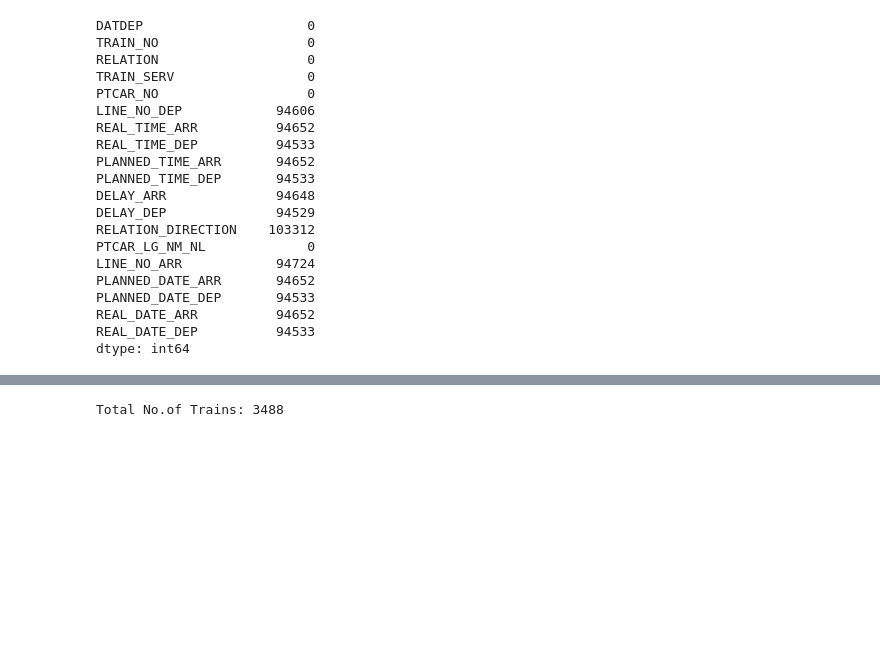
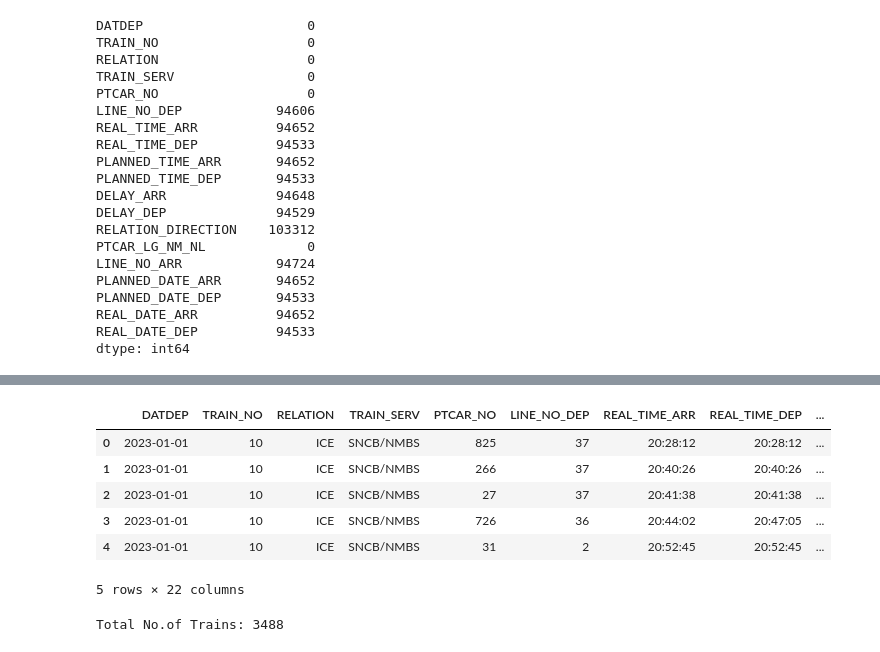
Before and after one commit to Utpal-Mishra/Omdena-Berlin-Chapter-2023, a Jupyter notebook: OmdenaBerlinChapter2023Part2.ipynb, the cells around one changed output, grey strips where cells are left out. Saved outputs shown, nothing was run; the diff lists cells and outputs as text; code cells hidden in the pictures; blank space fills up the shorter version.

```diff
--- a/OmdenaBerlinChapter2023Part2.ipynb
+++ b/OmdenaBerlinChapter2023Part2.ipynb
@@ -107,8 +92,17 @@ data.tail()
 # %%
 data['ORIGIN']      = data.RELATION_DIRECTION.apply(lambda x: x.split(':')[1].split(' ->')[0])
 data['DESTINATION'] = data.RELATION_DIRECTION.apply(lambda x: x.split(':')[1].split('> ')[1])
+data['WEEKDAY']     = data['REAL_DATE_ARR'].apply(lambda x: x.strftime('%A'))
 
-data['WEEKDAY']     = data['REAL_DATE_ARR'].apply(lambda x: x.strftime('%A'))
+data.head()
+# %% [output]
+|  | DATDEP | TRAIN_NO | RELATION | TRAIN_SERV | PTCAR_NO | LINE_NO_DEP | REAL_TIME_ARR | REAL_TIME_DEP | ... |
+| 0 | 2023-01-01 | 10 | ICE | SNCB/NMBS | 825 | 37 | 20:28:12 | 20:28:12 | ... |
+| 1 | 2023-01-01 | 10 | ICE | SNCB/NMBS | 266 | 37 | 20:40:26 | 20:40:26 | ... |
+| 2 | 2023-01-01 | 10 | ICE | SNCB/NMBS | 27 | 37 | 20:41:38 | 20:41:38 | ... |
+| 3 | 2023-01-01 | 10 | ICE | SNCB/NMBS | 726 | 36 | 20:44:02 | 20:47:05 | ... |
+| 4 | 2023-01-01 | 10 | ICE | SNCB/NMBS | 31 | 2 | 20:52:45 | 20:52:45 | ... |
+5 rows × 22 columns
 # %%
 print('Total No.of Trains: {}'.format(len(data.TRAIN_NO.unique())))
 # %% [output]
```
Also changed, not shown: parts of 7 cells of this notebook.
